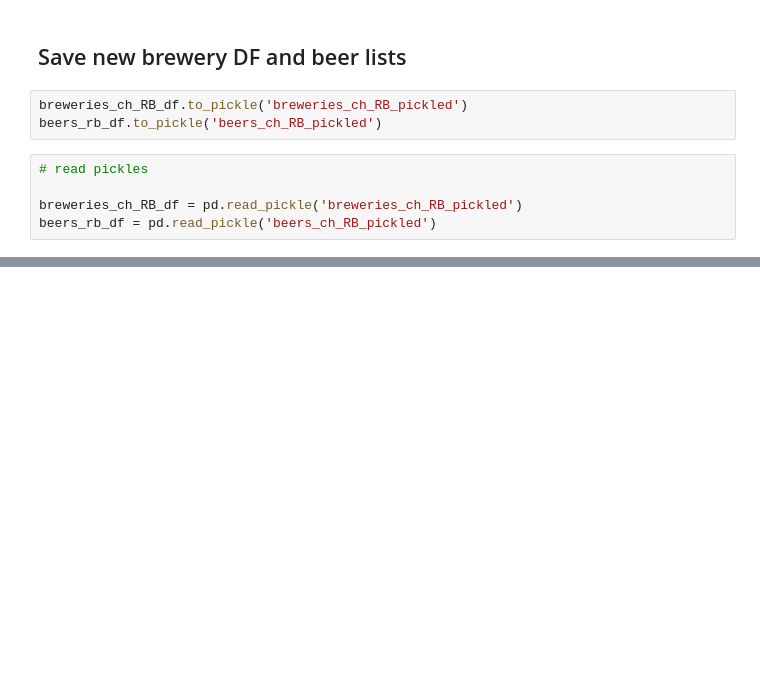
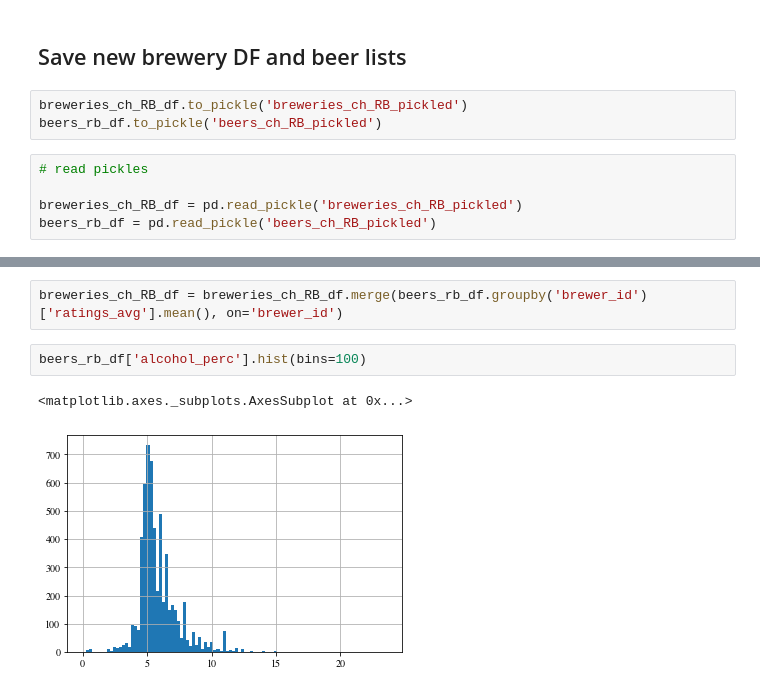
Before and after one commit to nrbernier/swiss-beer-map, a Jupyter notebook: swiss-beer-map.ipynb, the cells around one changed output, grey strips where cells are left out. Saved outputs shown, nothing was run; the diff lists cells and outputs as text; blank space fills up the shorter version.

```diff
--- a/swiss-beer-map.ipynb
+++ b/swiss-beer-map.ipynb
@@ -1381,0 +1377,7 @@ breweries_ch_RB_df[breweries_ch_RB_df['name'].apply(lambda s: search_string in s
+# %%
+breweries_ch_RB_df = breweries_ch_RB_df.merge(beers_rb_df.groupby('brewer_id')['ratings_avg'].mean(), on='brewer_id')
+# %%
+beers_rb_df['alcohol_perc'].hist(bins=100)
+# %% [output]
+<matplotlib.axes._subplots.AxesSubplot at 0x...>
+[figure, added]
```
Also changed, not shown: parts of 5 cells of this notebook.
